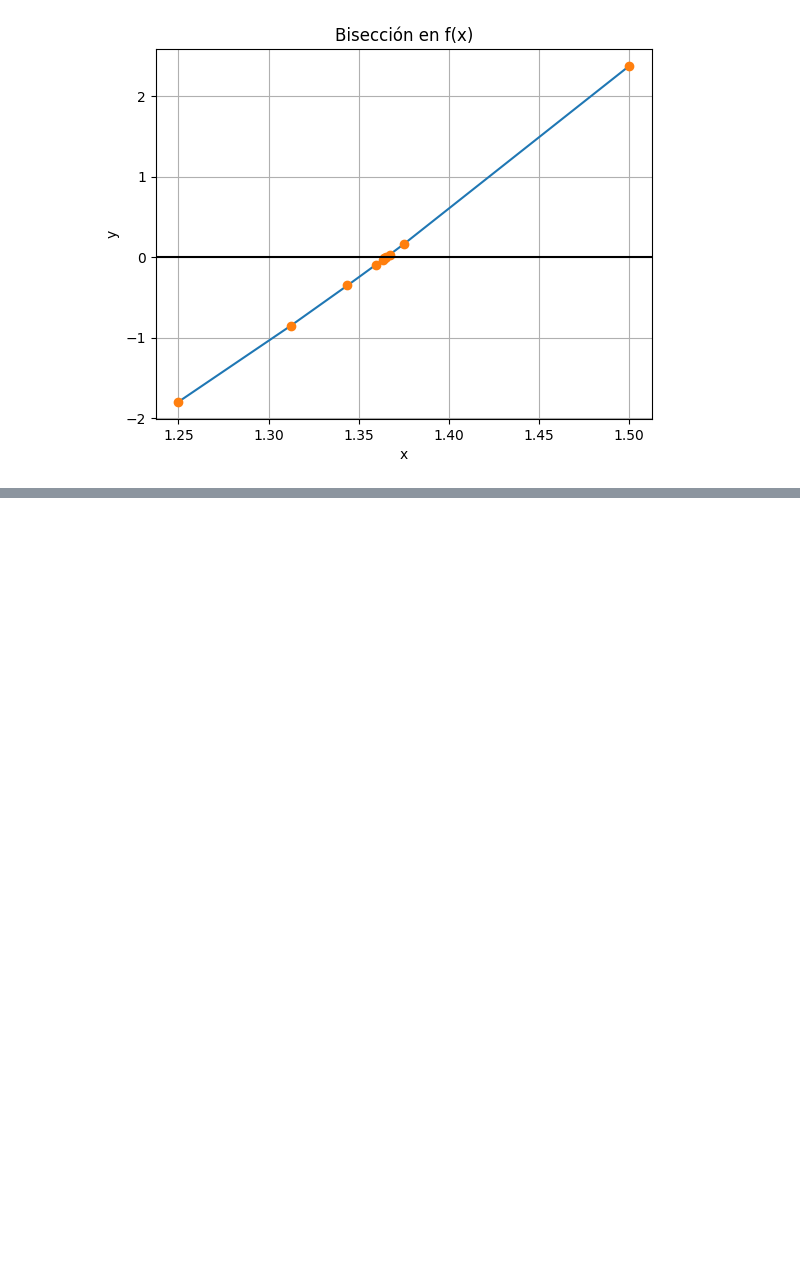
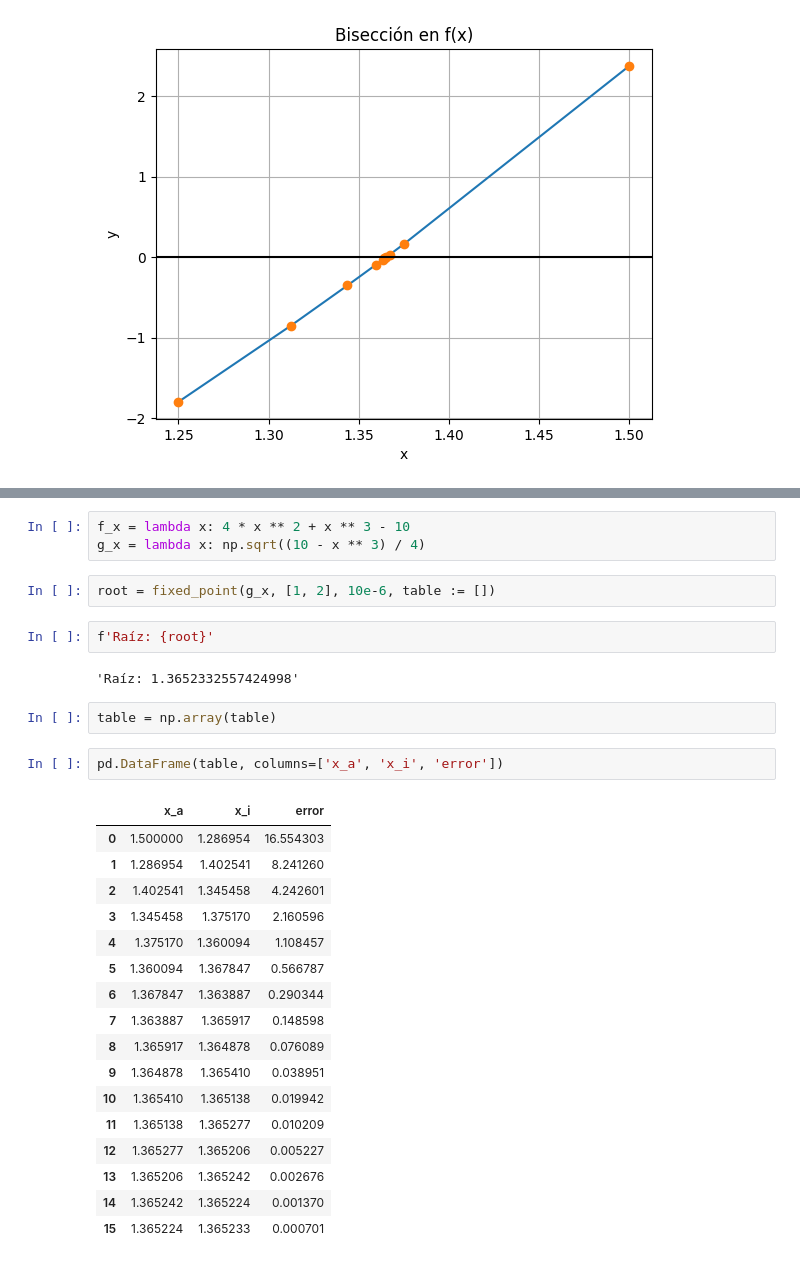
Before and after one commit to smaje99/numerical-methods-udla, a Jupyter notebook: raices de funciones.ipynb, the cells around one changed output, grey strips where cells are left out. Drawn from its saved outputs; the diff is of its cells as text; blank space fills up the shorter version.

```diff
--- a/raices de funciones.ipynb
+++ b/raices de funciones.ipynb
@@ -91,0 +129,31 @@ plt.show()
+# %%
+f_x = lambda x: 4 * x ** 2 + x ** 3 - 10
+g_x = lambda x: np.sqrt((10 - x ** 3) / 4)
+# %%
+root = fixed_point(g_x, [1, 2], 10e-6, table := [])
+# %%
+f'Raíz: {root}'
+# %% [output]
+'Raíz: 1.3652332557424998'
+# %%
+table = np.array(table)
+# %%
+pd.DataFrame(table, columns=['x_a', 'x_i', 'error'])
+# %% [output]
+|  | x_a | x_i | error |
+| 0 | 1.500000 | 1.286954 | 16.554303 |
+| 1 | 1.286954 | 1.402541 | 8.241260 |
+| 2 | 1.402541 | 1.345458 | 4.242601 |
+| 3 | 1.345458 | 1.375170 | 2.160596 |
+| 4 | 1.375170 | 1.360094 | 1.108457 |
+| 5 | 1.360094 | 1.367847 | 0.566787 |
+| 6 | 1.367847 | 1.363887 | 0.290344 |
+| 7 | 1.363887 | 1.365917 | 0.148598 |
+| 8 | 1.365917 | 1.364878 | 0.076089 |
+| 9 | 1.364878 | 1.365410 | 0.038951 |
+| 10 | 1.365410 | 1.365138 | 0.019942 |
+| 11 | 1.365138 | 1.365277 | 0.010209 |
+| 12 | 1.365277 | 1.365206 | 0.005227 |
+| 13 | 1.365206 | 1.365242 | 0.002676 |
+| 14 | 1.365242 | 1.365224 | 0.001370 |
+| 15 | 1.365224 | 1.365233 | 0.000701 |
```
Also changed, not shown: parts of 17 cells of this notebook.
